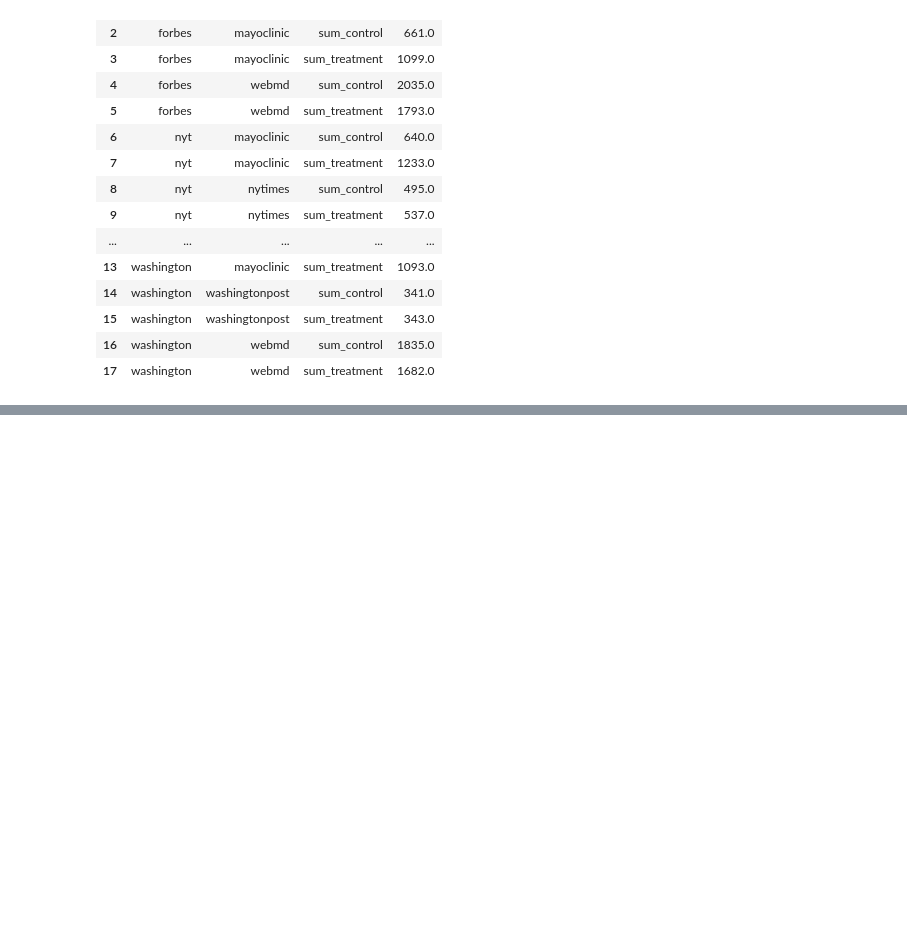
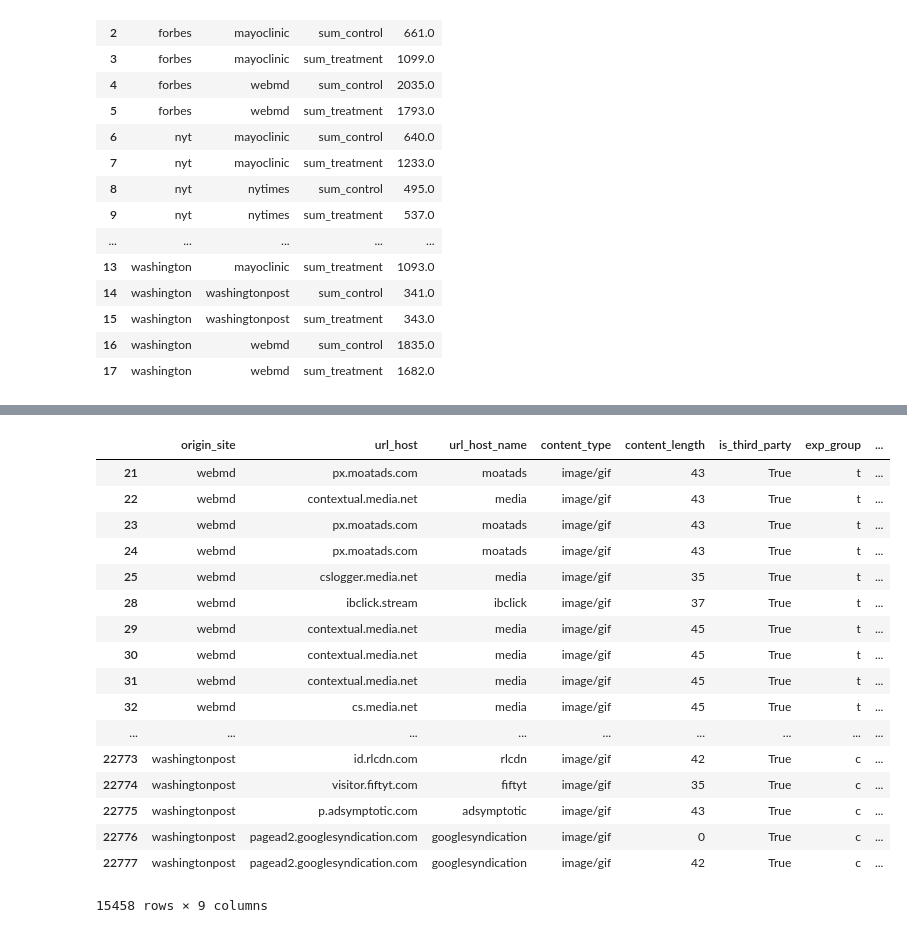
Before and after one commit to Sprinkle612/Cornell-Tech-Spec-Privacy-Fall2020, a Jupyter notebook: find-pixel-trackers.ipynb, the cells around one changed output, grey strips where cells are left out. Cells and saved outputs as stored; diff of their text form; code cells hidden in the pictures; blank space fills up the shorter version.

```diff
--- a/find-pixel-trackers.ipynb
+++ b/find-pixel-trackers.ipynb
@@ -173,0 +342,24 @@ for_model
+# %%
+response_result = pd.read_csv("image_trackers_all.csv")
+response_result = response_result[response_result.is_third_party]
+# %%
+response_result
+# %% [output]
+|  | origin_site | url_host | url_host_name | content_type | content_length | is_third_party | exp_group | ... |
+| 21 | webmd | px.moatads.com | moatads | image/gif | 43 | True | t | ... |
+| 22 | webmd | contextual.media.net | media | image/gif | 43 | True | t | ... |
+| 23 | webmd | px.moatads.com | moatads | image/gif | 43 | True | t | ... |
+| 24 | webmd | px.moatads.com | moatads | image/gif | 43 | True | t | ... |
+| 25 | webmd | cslogger.media.net | media | image/gif | 35 | True | t | ... |
+| 28 | webmd | ibclick.stream | ibclick | image/gif | 37 | True | t | ... |
+| 29 | webmd | contextual.media.net | media | image/gif | 45 | True | t | ... |
+| 30 | webmd | contextual.media.net | media | image/gif | 45 | True | t | ... |
+| 31 | webmd | contextual.media.net | media | image/gif | 45 | True | t | ... |
+| 32 | webmd | cs.media.net | media | image/gif | 45 | True | t | ... |
+| ... | ... | ... | ... | ... | ... | ... | ... | ... |
+| 22773 | washingtonpost | id.rlcdn.com | rlcdn | image/gif | 42 | True | c | ... |
+| 22774 | washingtonpost | visitor.fiftyt.com | fiftyt | image/gif | 35 | True | c | ... |
+| 22775 | washingtonpost | p.adsymptotic.com | adsymptotic | image/gif | 43 | True | c | ... |
+| 22776 | washingtonpost | pagead2.googlesyndication.com | googlesyndication | image/gif | 0 | True | c | ... |
+| 22777 | washingtonpost | pagead2.googlesyndication.com | googlesyndication | image/gif | 42 | True | c | ... |
+15458 rows × 9 columns
```
Also changed, not shown: parts of 38 cells of this notebook.
